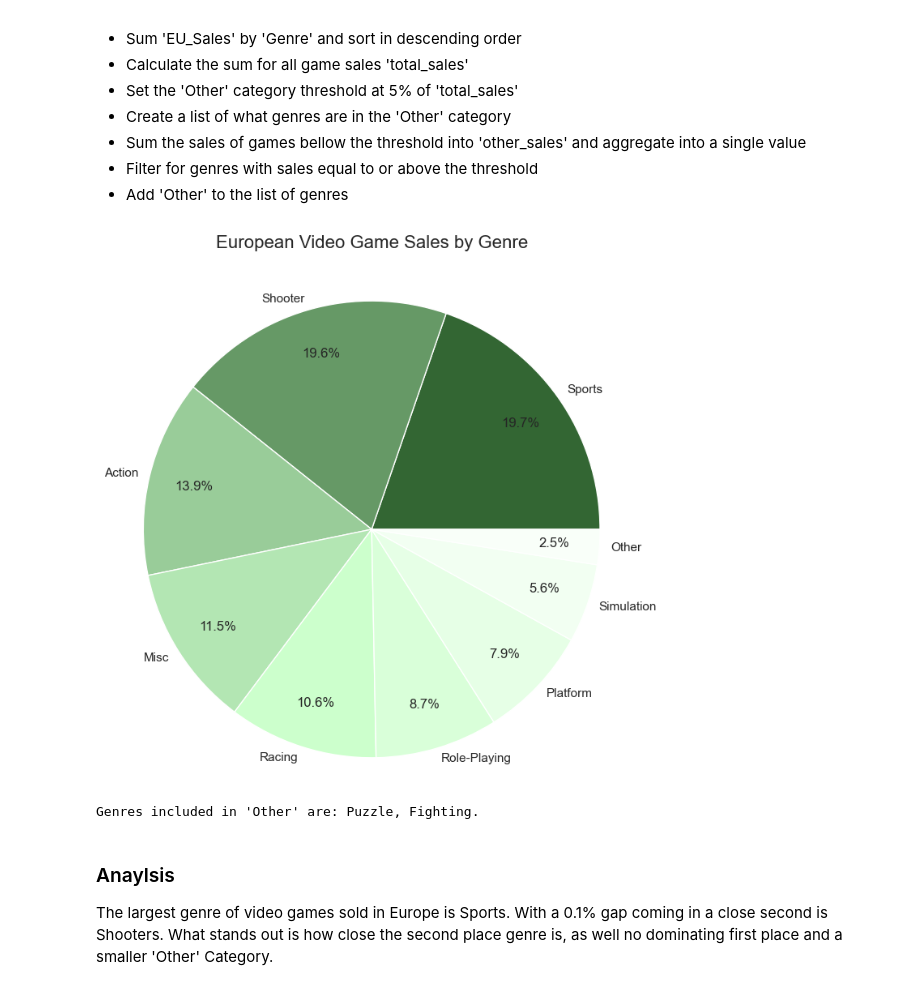
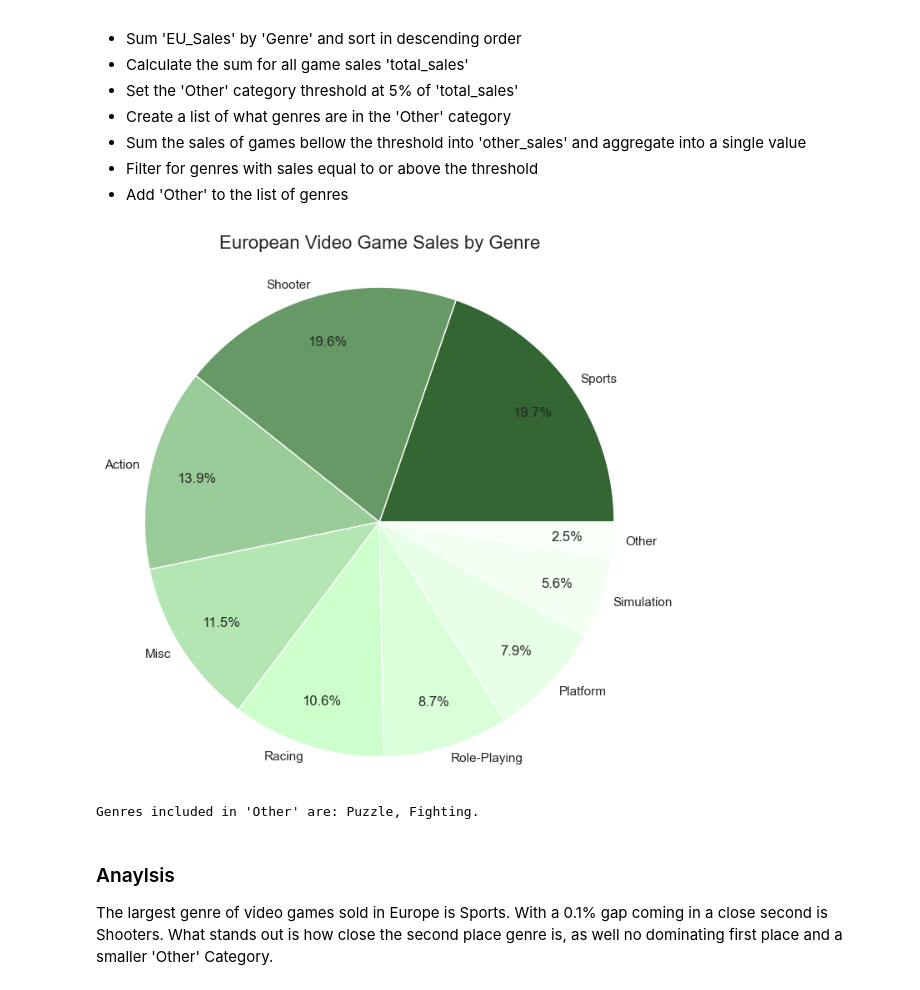
Before and after one commit to dtoshm/data_project_six, a Jupyter notebook: game_sales_analysis.ipynb, the cells around one changed output. Saved outputs shown, nothing was run; the diff lists cells and outputs as text; code cells hidden in the pictures.

```diff
--- a/game_sales_analysis.ipynb
+++ b/game_sales_analysis.ipynb
@@ -126,23 +134,25 @@ European Sales by Genre: Create a pie chart to show the percentage of sales each
 - Filter for genres with sales equal to or above the threshold
 - Add 'Other' to the list of genres
 # %%
+# Calculation
 sales_by_genre = games.groupby('Genre')['EU_Sales'].sum().sort_values(ascending=False)
 total_sales = sales_by_genre.sum()
 threshold = 0.05 * total_sales
 genres_below_threshold = sales_by_genre[sales_by_genre < threshold].index.tolist()
 other_sales = sales_by_genre[sales_by_genre < threshold].sum()
 sales_by_genre = sales_by_genre[sales_by_genre >= threshold]
 sales_by_genre['Other'] = other_sales
 
+# Graph
 colors = ['#336633', '#669966', '#99CC99', '#B3E6B3', '#CCFFCC', '#D9FFD9', '#E6FFE6', '#F2FFF2', '#F9FFF9', '#FCFFFC']
 plt.figure(figsize=(8, 8))
 plt.pie(sales_by_genre, labels=sales_by_genre.index, autopct='%1.1f%%', colors= colors, pctdistance=0.8, labeldistance=1.05)
-plt.title('European Video Game Sales by Genre', fontsize=16, y=1.05)
+plt.title('European Video Game Sales by Genre', fontsize=16, y=1.02)
 plt.axis('equal')
 plt.show()
 print(f"Genres included in 'Other' are: {', '.join(genres_below_threshold)}.")
 # %% [output]
-[figure, old version]
+[figure, new version]
 Genres included in 'Other' are: Puzzle, Fighting.
 # %% [markdown]
 ### Anaylsis
```
Also changed, not shown: parts of 10 cells of this notebook.
